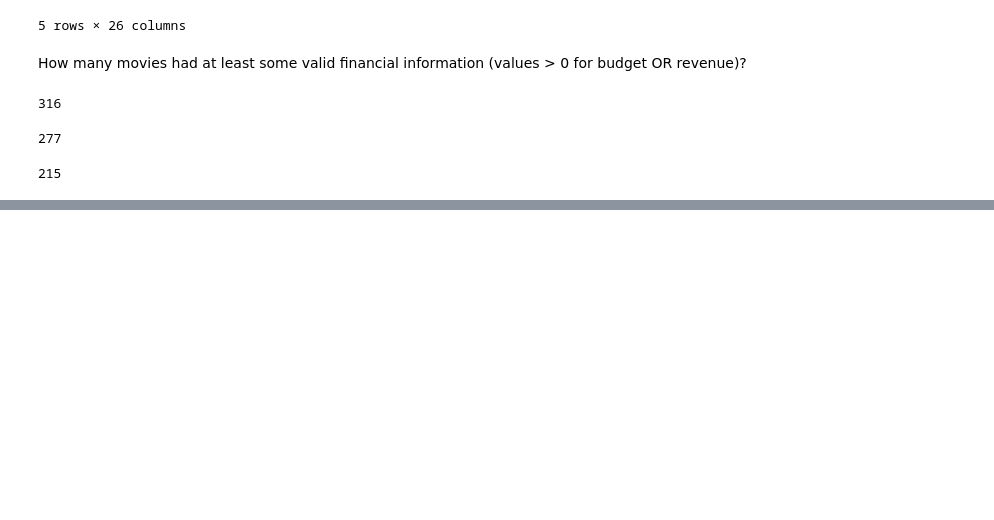
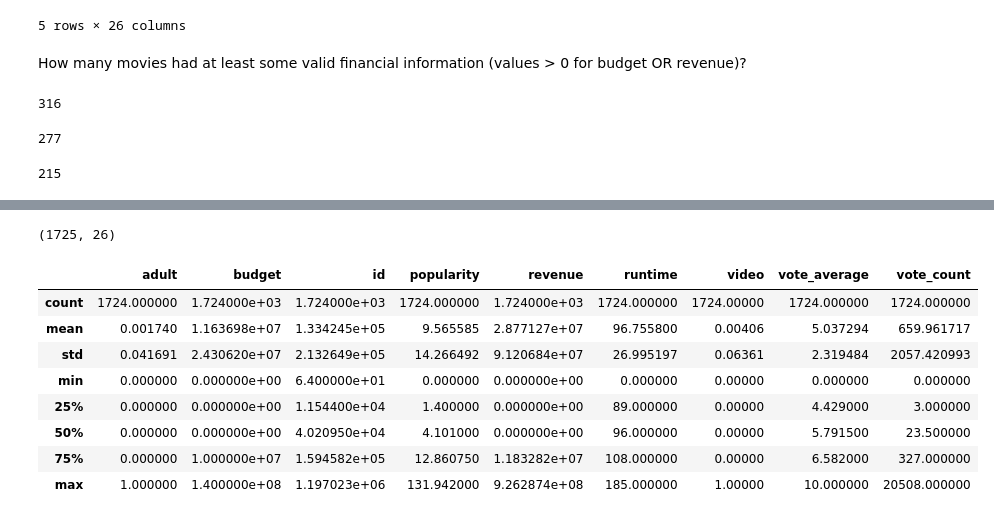
Before and after one commit to brittanymlassiter/Project-2, a Jupyter notebook: Project 2 Part 3A EDA.ipynb, the cells around one changed output, grey strips where cells are left out. Cells and saved outputs as stored; diff of their text form; code cells hidden in the pictures; blank space fills up the shorter version.

```diff
--- a/Project 2 Part 3A EDA.ipynb
+++ b/Project 2 Part 3A EDA.ipynb
@@ -11,9 +11,9 @@ from tqdm.notebook import tqdm_notebook
 ## 2001
 # %%
 # Load the data from your .csv.gz file into a new DataFrame.
-df = pd.read_csv('Data/final_tmdb_data_2001.csv.gz')
-df.info()
-df.head()
+df_2001 = pd.read_csv('Data/final_tmdb_data_2001.csv.gz')
+df_2001.info()
+df_2001.head()
 # %% [output]
 <class 'pandas.core.frame.DataFrame'>
 RangeIndex: 1358 entries, 0 to 1357
@@ -59,6 +59,6 @@ filter_financial.sum()
 # %%
 # Remove any movies with 0's for budget AND revenue from the remaining visualizations.
-df = df[filter_financial]
-df
+df_2001 = df[filter_financial]
+df_2001
 # %% [output]
 |  | imdb_id | adult | backdrop_path | belongs_to_collection | budget | genres | homepage | id | ... |
@@ -112,9 +78,9 @@ Name: revenue, dtype: float64
 ## 2002
 # %%
 # Load the data from your .csv.gz file into a new DataFrame.
-df = pd.read_csv('Data/final_tmdb_data_2002.csv.gz')
-df.info()
-df.head()
+df_2002 = pd.read_csv('Data/final_tmdb_data_2002.csv.gz')
+df_2002.info()
+df_2002.head()
 # %% [output]
 <class 'pandas.core.frame.DataFrame'>
 RangeIndex: 1295 entries, 0 to 1294
@@ -227,0 +128,4 @@ Name: budget, dtype: float64
+# %%
+df_to_combine = [df_2001, df_2002]
+df = pd.concat(df_to_combine)
+df.info()
@@ -227,0 +170,18 @@ Name: budget, dtype: float64
+# %%
+#Display the number of rows and columns
+df.shape
+# %% [output]
+(1725, 26)
+# %%
+# Desplay statistics
+df.describe()
+# %% [output]
+|  | adult | budget | id | popularity | revenue | runtime | video | vote_average | vote_count |
+| count | 1724.000000 | 1.724000e+03 | 1.724000e+03 | 1724.000000 | 1.724000e+03 | 1724.000000 | 1724.00000 | 1724.000000 | 1724.000000 |
+| mean | 0.001740 | 1.163698e+07 | 1.334245e+05 | 9.565585 | 2.877127e+07 | 96.755800 | 0.00406 | 5.037294 | 659.961717 |
+| std | 0.041691 | 2.430620e+07 | 2.132649e+05 | 14.266492 | 9.120684e+07 | 26.995197 | 0.06361 | 2.319484 | 2057.420993 |
+| min | 0.000000 | 0.000000e+00 | 6.400000e+01 | 0.000000 | 0.000000e+00 | 0.000000 | 0.00000 | 0.000000 | 0.000000 |
+| 25% | 0.000000 | 0.000000e+00 | 1.154400e+04 | 1.400000 | 0.000000e+00 | 89.000000 | 0.00000 | 4.429000 | 3.000000 |
+| 50% | 0.000000 | 0.000000e+00 | 4.020950e+04 | 4.101000 | 0.000000e+00 | 96.000000 | 0.00000 | 5.791500 | 23.500000 |
+| 75% | 0.000000 | 1.000000e+07 | 1.594582e+05 | 12.860750 | 1.183282e+07 | 108.000000 | 0.00000 | 6.582000 | 327.000000 |
+| max | 1.000000 | 1.400000e+08 | 1.197023e+06 | 131.942000 | 9.262874e+08 | 185.000000 | 1.00000 | 10.000000 | 20508.000000 |
```
Also changed, not shown: parts of 34 cells of this notebook, 2 other files.
